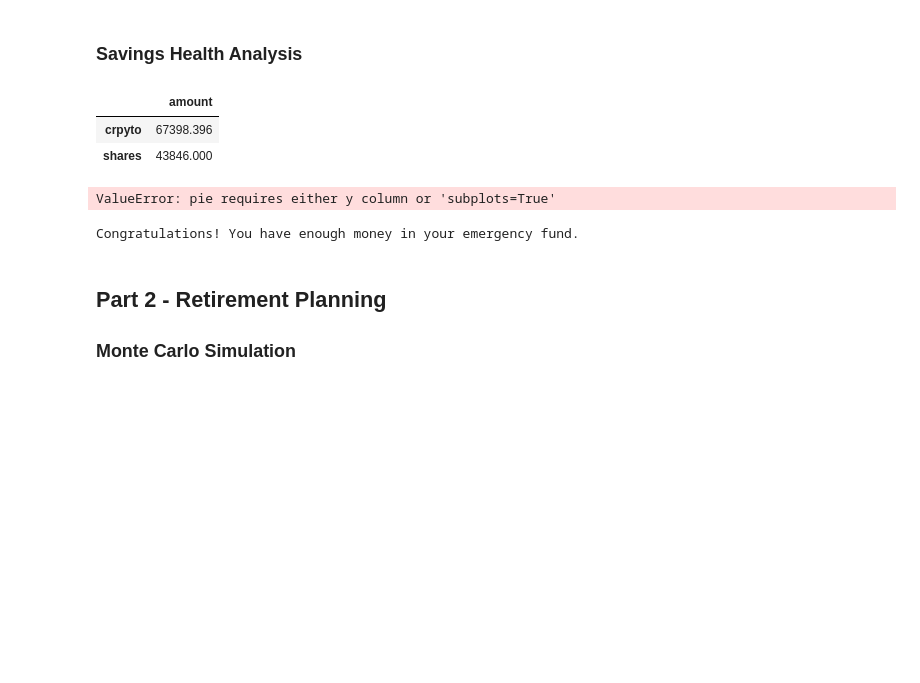
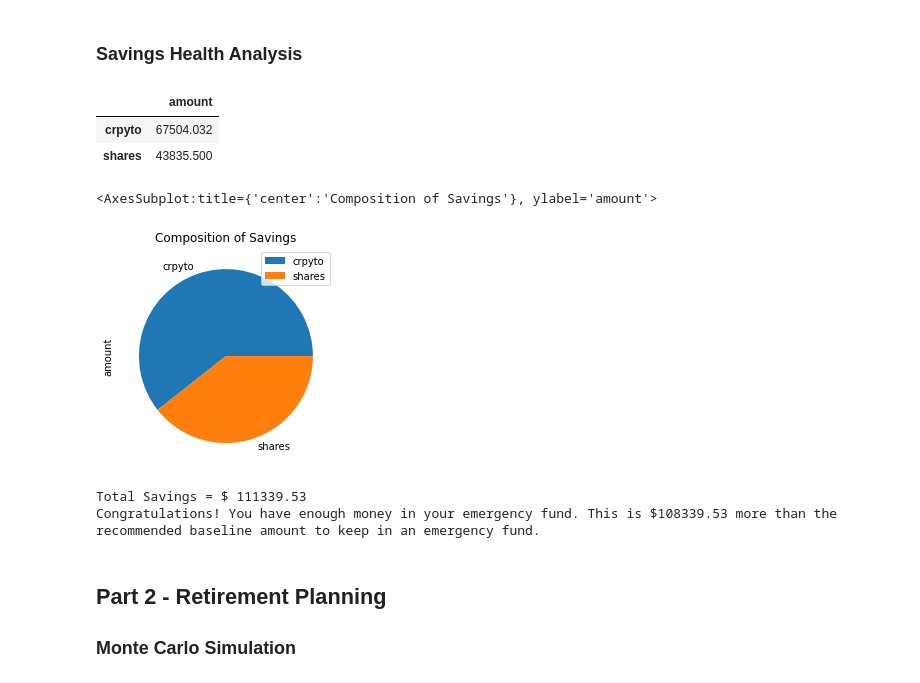
Before and after one commit to atlas-lauren/api_analysis, a Jupyter notebook: financial-planner.ipynb, the cells around one changed output. Drawn from its saved outputs; the diff is of its cells as text; code cells hidden in the pictures; blank space fills up the shorter version.

```diff
--- a/financial-planner.ipynb
+++ b/financial-planner.ipynb
@@ -100,4 +100,6 @@ btc_price
 # %%
 # And now I can get Ethereum:
-eth_price = get_crypto_noapi(eth_url)
-eth_price
+#eth_price = get_crypto_noapi(eth_url)
+#eth_price
+
+# This returns a "KeyError: '1'"
@@ -320,24 +324,32 @@ df_savings = pd.DataFrame(data=[crypto, shares], index=['crpyto', 'shares'], col
 display(df_savings)
 # %% [output]
 |  | amount |
-| crpyto | 67398.396 |
-| shares | 43846.000 |
+| crpyto | 67504.032 |
+| shares | 43835.500 |
 # %%
 # Plot savings pie chart
-df_savings.plot(kind='pie')
+df_savings.plot(kind='pie', y='amount', title='Composition of Savings')
 # %% [output]
-ValueError: pie requires either y column or 'subplots=True'
+<AxesSubplot:title={'center':'Composition of Savings'}, ylabel='amount'>
+[figure, added]
-# %%
-# Set ideal emergency fund
-emergency_fund = monthly_income * 3
-
-# Calculate total amount of savings
-# YOUR CODE HERE!
-
-# Validate saving health
-# YOUR CODE HERE!
-# %% [output]
-Congratulations! You have enough money in your emergency fund.
+# %%
+# Set ideal emergency fund
+emergency_fund = monthly_income * 3
+
+# Calculate total amount of savings
+# This is calculated above, I'll print it here
+print(f'Total Savings = $ {savings:0.2f}')
+
+# Validate saving health
+if savings > emergency_fund:
+    print(f'Congratulations! You have enough money in your emergency fund. This is ${savings - emergency_fund:0.2f} more than the recommended baseline amount to keep in an emergency fund.'),
+elif savings == emergency_fund:
+    print('Congratulations! You have reached an important milestone: your savings now equals the recommended baseline amount to keep in an emergency fund.'),
+else:
+    print(f'You have ${emergency_fund - savings:0.2f} left to save before reaching the recommended amount to keep in an emergency fund.')
+# %% [output]
+Total Savings = $ 111339.53
+Congratulations! You have enough money in your emergency fund. This is $108339.53 more than the recommended baseline amount to keep in an emergency fund.
 # %% [markdown]
 ## Part 2 - Retirement Planning
 
```
Also changed, not shown: parts of 30 cells of this notebook, 1 other file.
